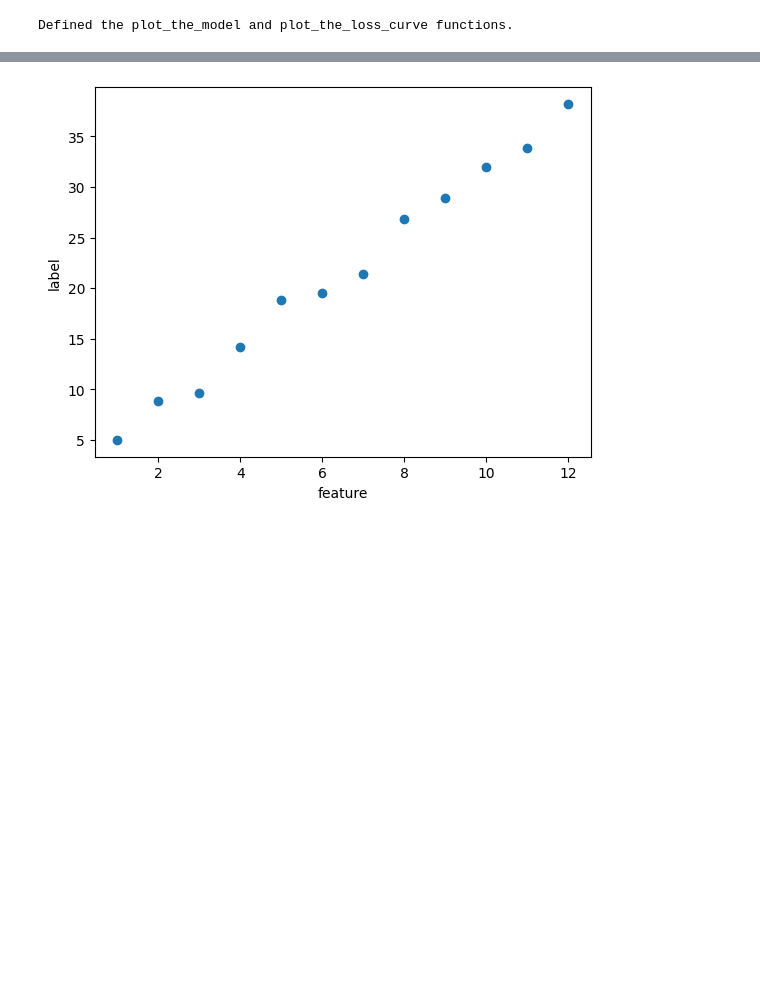
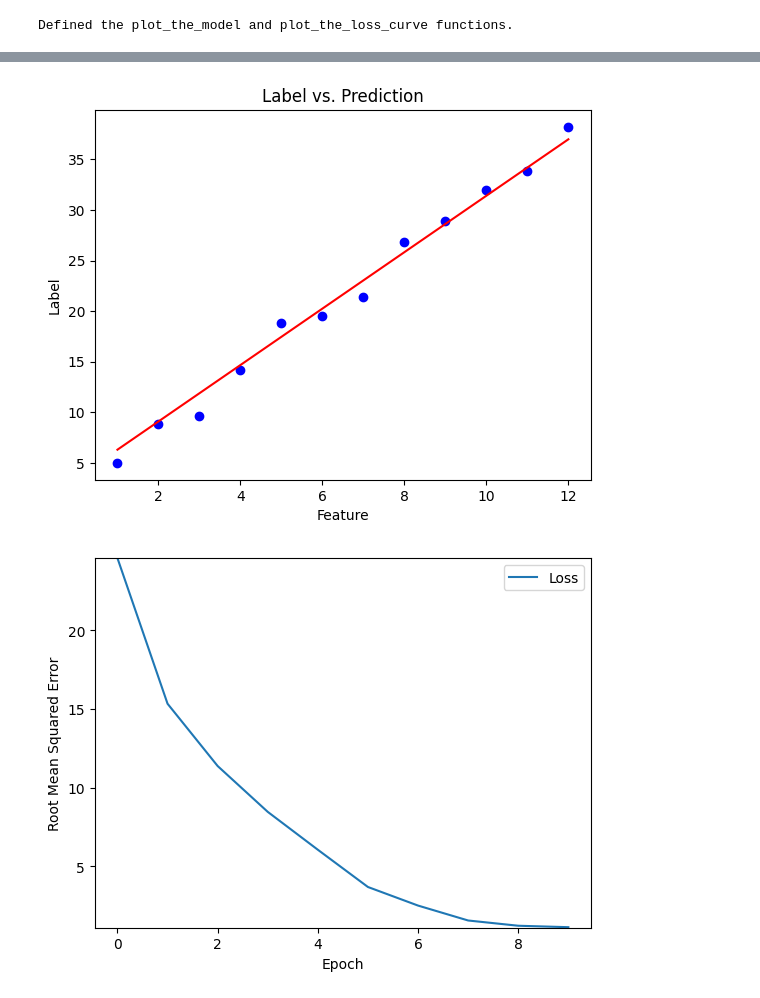
Before and after one commit to harcipulyka/ml, a Jupyter notebook: simple01.ipynb, the cells around one changed output, grey strips where cells are left out. Cells and saved outputs as stored; diff of their text form; code cells hidden in the pictures; blank space fills up the shorter version.

```diff
--- a/simple01.ipynb
+++ b/simple01.ipynb
@@ -59,30 +59,21 @@ print("Defined build_model and train_model")
 # %% [output]
 Defined build_model and train_model
 # %%
-def plot_the_model(trained_weight, trained_bias, feature, label):
-  """Plot the trained model against the training feature and label."""
+def plot_the_model(feature, label, prediction):
+    # Plot the original data
+    plt.scatter(feature, label, color='blue')
 
-  # Label the axes.
-  plt.xlabel("feature")
-  plt.ylabel("label")
+    # Plot the predicted values
+    plt.plot(feature, prediction, color='red')
 
-  # Plot the feature values vs. label values.
-  plt.scatter(feature, label)
+    # Set the title and axis labels
+    plt.title('Label vs. Prediction')
+    plt.xlabel('Feature')
+    plt.ylabel('Label')
 
-  # Create a red line representing the model. The red line starts
-  # at coordinates (x0, y0) and ends at coordinates (x1, y1).
-  x0 = 0
-  y0 = trained_bias
-  x1 = feature
-  y1 = trained_bias + (trained_weight * feature)
-  plt.plot(x1, y1, c='r')
-
-  # Render the scatter plot and the red line.
-  plt.show()
+    plt.show()
 
 def plot_the_loss_curve(epochs, rmse):
-  """Plot the loss curve, which shows loss vs. epoch."""
-
   plt.figure()
   plt.xlabel("Epoch")
   plt.ylabel("Root Mean Squared Error")
@@ -100,10 +91,10 @@ Defined the plot_the_model and plot_the_loss_curve functions.
 my_feature = ([1.0, 2.0,  3.0,  4.0,  5.0,  6.0,  7.0,  8.0,  9.0, 10.0, 11.0, 12.0])
 my_label   = ([5.0, 8.8,  9.6, 14.2, 18.8, 19.5, 21.4, 26.8, 28.9, 32.0, 33.8, 38.2])
 # %%
-#first attempt
-learning_rate=0.01
-epochs=4
-my_batch_size=300
+# first attempt
+learning_rate = 0.2
+epochs = 10
+my_batch_size = 5
 
 my_model = build_model(learning_rate)
 trained_weight, trained_bias, epochs, rmse = train_model(my_model, my_feature, my_label, epochs, my_batch_size)
@@ -120,4 +123,5 @@ Epoch 4/4
 # %%
-plot_the_model(trained_weight, trained_bias, my_feature, my_label)
+prediction = my_model.predict(my_feature)
+plot_the_model(my_feature, my_label, prediction)
 plot_the_loss_curve(epochs, rmse)
 # %% [output]
@@ -125 +130,2 @@ ValueError: setting an array element with a sequence. The requested array has an
-[figure, old version]
+[figure, new version]
+[figure, added]
```
Also changed, not shown: parts of 2 cells of this notebook, 1 other file.
